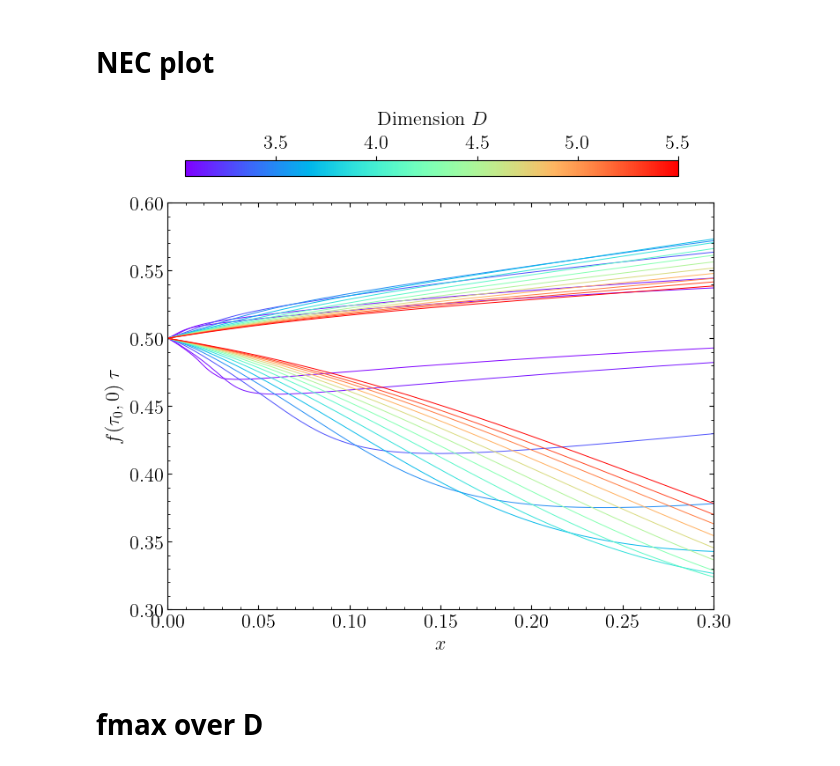
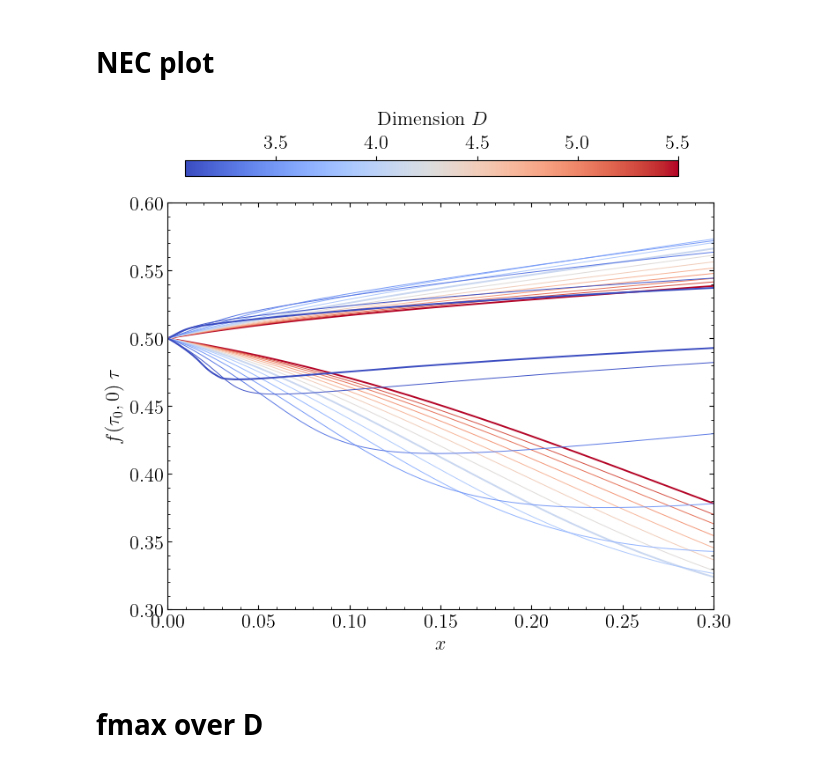
Before and after one commit to EckerChristian/CriticalSpacetimeCrystal, a Jupyter notebook: plots/plots.ipynb, the cells around one changed output. Cells and saved outputs as stored; diff of their text form; code cells hidden in the pictures.

```diff
--- a/plots/plots.ipynb
+++ b/plots/plots.ipynb
@@ -883,54 +883,60 @@ vnec = np.array(data["VNEC"])
 # ---------------- Color Parameter ----------------
 vmin, vmax = vals.min(), vals.max()
 norm_vals = (vals - vmin) / (vmax - vmin)
-cmap = cm.get_cmap("rainbow")
+cmap = cm.get_cmap("coolwarm")
 
 # ---------------- Main Plot ----------------
 fig, ax = plt.subplots(figsize=(8, 6))
 
-for i in range(unec.shape[0]):
+for i in reversed(range(unec.shape[0])):
     x = unec[i,:,0]
     y = unec[i,:,1]
-    ax.plot(x, y, color=cmap(norm_vals[i]), linewidth=0.7)
+    if i in [0, 6, (unec.shape[0]-1)]:
+        ax.plot(x, y, color=cmap(norm_vals[i]), linewidth=1.4)
+    else:
+        ax.plot(x, y, color=cmap(norm_vals[i]), linewidth=0.7)
 
-for i in range(vnec.shape[0]):
+for i in reversed(range(vnec.shape[0])):
     x = vnec[i,:,0]
     y = vnec[i,:,1]
-    ax.plot(x, y, color=cmap(norm_vals[i]), linewidth=0.7)
+    if i in [0, 6, (vnec.shape[0]-1)]:
+        ax.plot(x, y, color=cmap(norm_vals[i]), linewidth=1.4)
+    else:
+        ax.plot(x, y, color=cmap(norm_vals[i]), linewidth=0.7)
 
 # Axis labels and limits
 ax.set_xlabel(r"$x$")
 ax.set_ylabel(r"$f(\tau _0,0)\;\tau $")
 ax.set_xlim(0, 0.3)
 ax.set_ylim(0.3, 0.6)
 
 # Ticks
 ax.tick_params(direction="in", which="both", top=True, right=True)
 ax.minorticks_on()
 
 # ---------------- Colorbar ABOVE ----------------
 sm = cm.ScalarMappable(cmap=cmap)
 sm.set_array(vals)
 
 # Create a dedicated axis above the plot
 cbar_ax = fig.add_axes([0.15, 0.93, 0.7, 0.03])
 cbar = fig.colorbar(sm, cax=cbar_ax, orientation='horizontal')
 
 # --- Put ticks and numeric labels on TOP ---
 cbar.ax.xaxis.set_ticks_position('top')
 cbar.ax.xaxis.set_label_position('top')
 
 # --- Label above bar ---
 cbar.set_label(r"${\rm Dimension}~D$", labelpad=8)
 
 # Optional: remove bottom ticks to look cleaner
 cbar.ax.tick_params(bottom=False)
 
 plt.subplots_adjust(top=0.88)
 plt.savefig("NECoverD.pdf", dpi=100, bbox_inches="tight")
 plt.show()
 # %% [output]
-[figure, old version]
+[figure, new version]
 # %% [markdown]
 # fmax over D
 # %%
```
